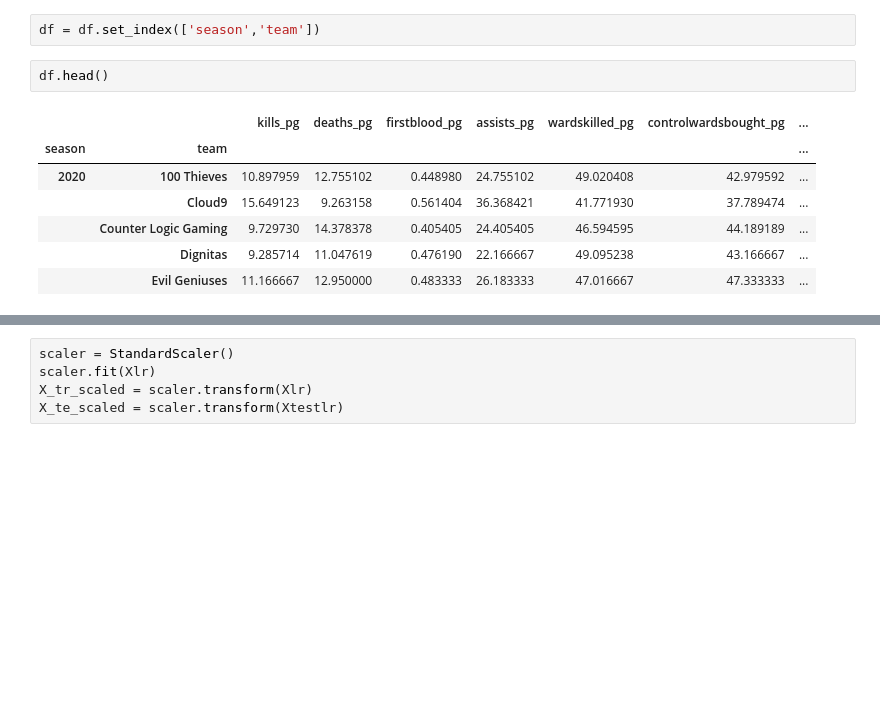
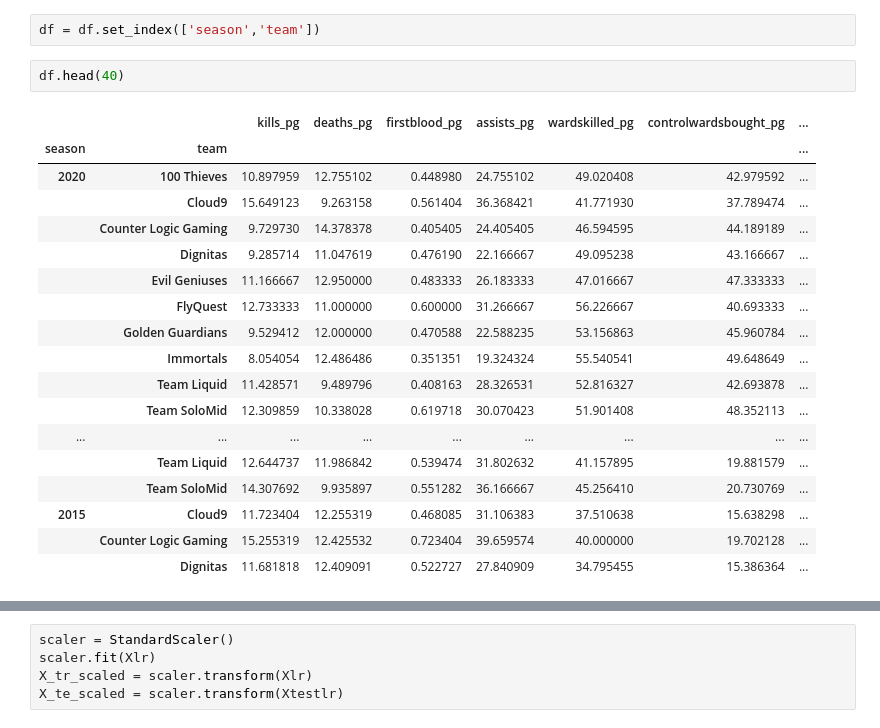
Before and after one commit to generalkandang/Capstone2, a Jupyter notebook: PreProcessing.ipynb, the cells around one changed output, grey strips where cells are left out. Cells and saved outputs as stored; diff of their text form; blank space fills up the shorter version.

```diff
--- a/PreProcessing.ipynb
+++ b/PreProcessing.ipynb
@@ -96,15 +96,26 @@ df.head().T
 # %%
 df = df.set_index(['season','team'])
 # %%
-df.head()
+df.head(40)
 # %% [output]
 |  |  | kills_pg | deaths_pg | firstblood_pg | assists_pg | wardskilled_pg | controlwardsbought_pg | ... |
 | season | team |  |  |  |  |  |  | ... |
 | 2020 | 100 Thieves | 10.897959 | 12.755102 | 0.448980 | 24.755102 | 49.020408 | 42.979592 | ... |
 |  | Cloud9 | 15.649123 | 9.263158 | 0.561404 | 36.368421 | 41.771930 | 37.789474 | ... |
 |  | Counter Logic Gaming | 9.729730 | 14.378378 | 0.405405 | 24.405405 | 46.594595 | 44.189189 | ... |
 |  | Dignitas | 9.285714 | 11.047619 | 0.476190 | 22.166667 | 49.095238 | 43.166667 | ... |
 |  | Evil Geniuses | 11.166667 | 12.950000 | 0.483333 | 26.183333 | 47.016667 | 47.333333 | ... |
+|  | FlyQuest | 12.733333 | 11.000000 | 0.600000 | 31.266667 | 56.226667 | 40.693333 | ... |
+|  | Golden Guardians | 9.529412 | 12.000000 | 0.470588 | 22.588235 | 53.156863 | 45.960784 | ... |
+|  | Immortals | 8.054054 | 12.486486 | 0.351351 | 19.324324 | 55.540541 | 49.648649 | ... |
+|  | Team Liquid | 11.428571 | 9.489796 | 0.408163 | 28.326531 | 52.816327 | 42.693878 | ... |
+|  | Team SoloMid | 12.309859 | 10.338028 | 0.619718 | 30.070423 | 51.901408 | 48.352113 | ... |
+| ... | ... | ... | ... | ... | ... | ... | ... | ... |
+|  | Team Liquid | 12.644737 | 11.986842 | 0.539474 | 31.802632 | 41.157895 | 19.881579 | ... |
+|  | Team SoloMid | 14.307692 | 9.935897 | 0.551282 | 36.166667 | 45.256410 | 20.730769 | ... |
+| 2015 | Cloud9 | 11.723404 | 12.255319 | 0.468085 | 31.106383 | 37.510638 | 15.638298 | ... |
+|  | Counter Logic Gaming | 15.255319 | 12.425532 | 0.723404 | 39.659574 | 40.000000 | 19.702128 | ... |
+|  | Dignitas | 11.681818 | 12.409091 | 0.522727 | 27.840909 | 34.795455 | 15.386364 | ... |
 # %%
 df.shape
 # %% [output]
```
Also changed, not shown: parts of 13 cells of this notebook.
